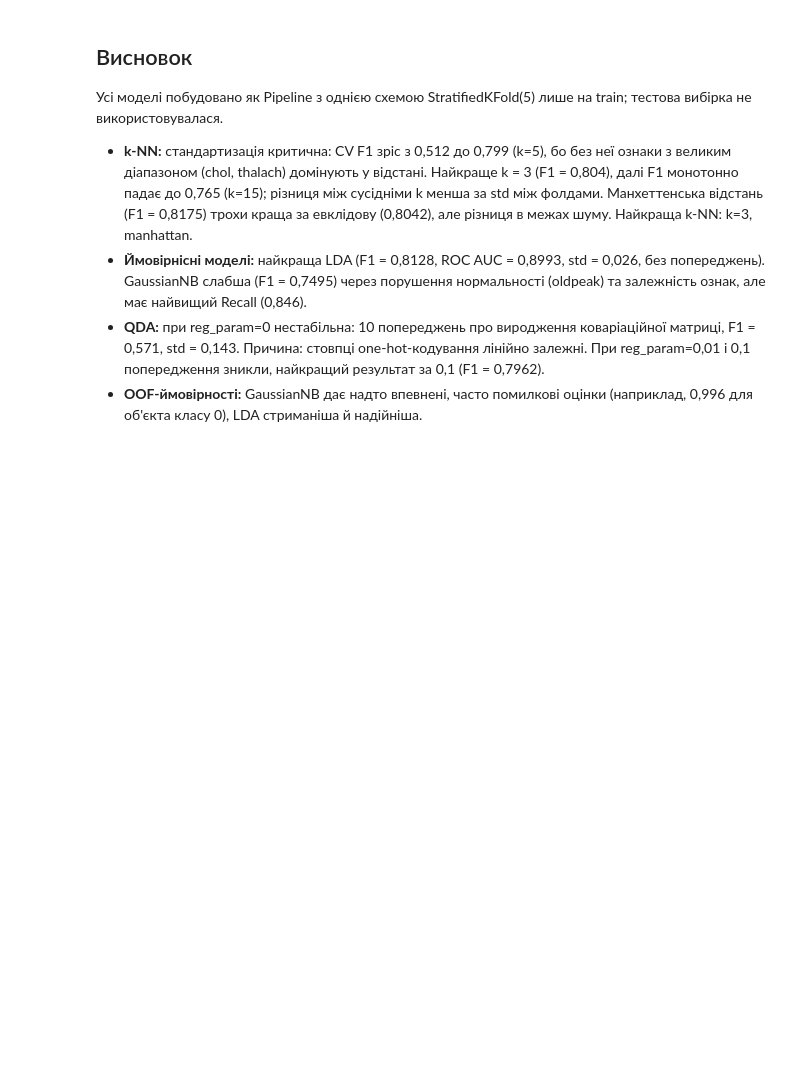
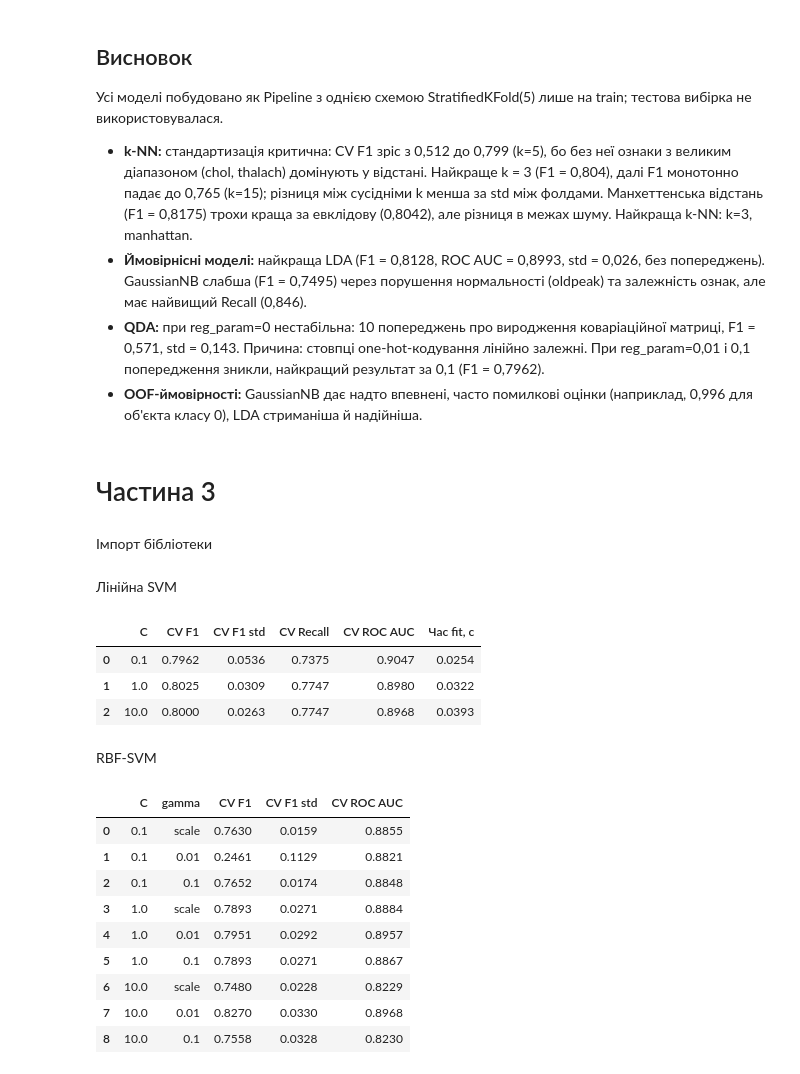
Before and after one commit to Oleh12342/pattern-recognition-practice, a Jupyter notebook: classification-mini-project/notebooks/PR04_Kulesh_O.ipynb, the cells around one changed output. Drawn from its saved outputs; the diff is of its cells as text; code cells hidden in the pictures; blank space fills up the shorter version.

```diff
--- a/classification-mini-project/notebooks/PR04_Kulesh_O.ipynb
+++ b/classification-mini-project/notebooks/PR04_Kulesh_O.ipynb
@@ -545,3 +545,7 @@ display(pd.DataFrame(cv_rows).round(4))
 - **Ймовірнісні моделі:** найкраща LDA (F1 = 0,8128, ROC AUC = 0,8993, std = 0,026, без попереджень). GaussianNB слабша (F1 = 0,7495) через порушення нормальності (oldpeak) та залежність ознак, але має найвищий Recall (0,846).
 - **QDA:** при reg_param=0 нестабільна: 10 попереджень про виродження коваріаційної матриці, F1 = 0,571, std = 0,143. Причина: стовпці one-hot-кодування лінійно залежні. При reg_param=0,01 і 0,1 попередження зникли, найкращий результат за 0,1 (F1 = 0,7962).
 - **OOF-ймовірності:** GaussianNB дає надто впевнені, часто помилкові оцінки (наприклад, 0,996 для об'єкта класу 0), LDA стриманіша й надійніша.
+# %% [markdown]
+# Частина 3
+# %% [markdown]
+Імпорт бібліотеки
@@ -547,0 +554,44 @@ display(pd.DataFrame(cv_rows).round(4))
+# %% [markdown]
+Лінійна SVM
+# %%
+def make_svm(**kw):
+    return Pipeline([("preprocessor", preprocessor_scaled),
+                     ("classifier", SVC(random_state=RANDOM_STATE, **kw))])
+
+lin_rows = []
+for C in [0.1, 1, 10]:
+    row = cv_summary(make_svm(kernel="linear", C=C), f"Linear SVM C={C}", f"kernel=linear, C={C}")
+    row["C"] = C
+    lin_rows.append(row)
+
+lin_df = pd.DataFrame(lin_rows)
+display(lin_df[["C", "CV F1", "CV F1 std", "CV Recall", "CV ROC AUC", "Час fit, с"]].round(4))
+# %% [output]
+|  | C | CV F1 | CV F1 std | CV Recall | CV ROC AUC | Час fit, с |
+| 0 | 0.1 | 0.7962 | 0.0536 | 0.7375 | 0.9047 | 0.0254 |
+| 1 | 1.0 | 0.8025 | 0.0309 | 0.7747 | 0.8980 | 0.0322 |
+| 2 | 10.0 | 0.8000 | 0.0263 | 0.7747 | 0.8968 | 0.0393 |
+# %% [markdown]
+RBF-SVM
+# %%
+rbf_rows = []
+for C in [0.1, 1, 10]:
+    for gamma in ["scale", 0.01, 0.1]:
+        row = cv_summary(make_svm(kernel="rbf", C=C, gamma=gamma),
+                         f"RBF C={C}, gamma={gamma}", f"kernel=rbf, C={C}, gamma={gamma}")
+        row["C"] = C; row["gamma"] = str(gamma)
+        rbf_rows.append(row)
+
+rbf_df = pd.DataFrame(rbf_rows)
+display(rbf_df[["C", "gamma", "CV F1", "CV F1 std", "CV ROC AUC"]].round(4))
+# %% [output]
+|  | C | gamma | CV F1 | CV F1 std | CV ROC AUC |
+| 0 | 0.1 | scale | 0.7630 | 0.0159 | 0.8855 |
+| 1 | 0.1 | 0.01 | 0.2461 | 0.1129 | 0.8821 |
+| 2 | 0.1 | 0.1 | 0.7652 | 0.0174 | 0.8848 |
+| 3 | 1.0 | scale | 0.7893 | 0.0271 | 0.8884 |
+| 4 | 1.0 | 0.01 | 0.7951 | 0.0292 | 0.8957 |
+| 5 | 1.0 | 0.1 | 0.7893 | 0.0271 | 0.8867 |
+| 6 | 10.0 | scale | 0.7480 | 0.0228 | 0.8229 |
+| 7 | 10.0 | 0.01 | 0.8270 | 0.0330 | 0.8968 |
+| 8 | 10.0 | 0.1 | 0.7558 | 0.0328 | 0.8230 |
```
Also changed, not shown: parts of 11 cells of this notebook.
